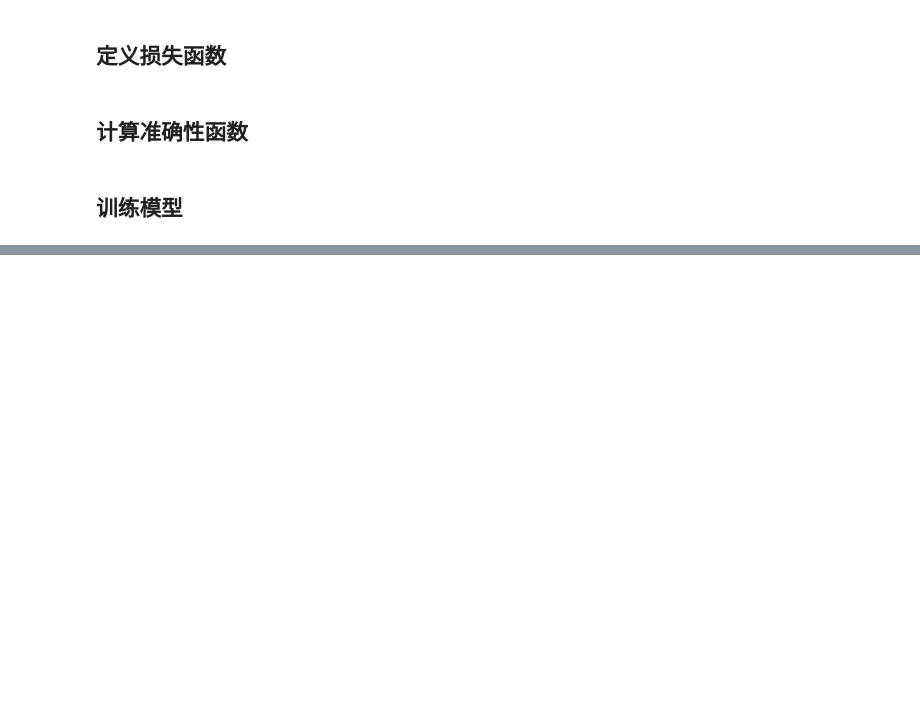
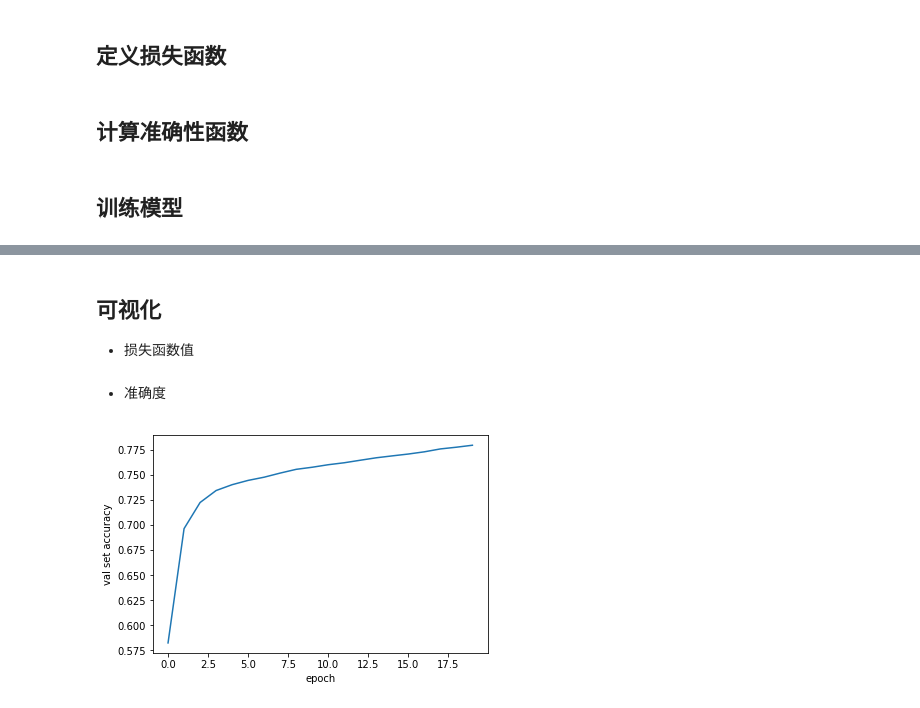
Before and after one commit to Gary-code/Machine-Learning-Park, a Jupyter notebook: 2 LogisticRegression&Softmax/logistic_numpy.ipynb, the cells around one changed output, grey strips where cells are left out. Drawn from its saved outputs; the diff is of its cells as text; code cells hidden in the pictures; blank space fills up the shorter version.

```diff
--- a/2 LogisticRegression&Softmax/logistic_numpy.ipynb
+++ b/2 LogisticRegression&Softmax/logistic_numpy.ipynb
@@ -119,17 +147,15 @@ def data_iter(batch_size, features, labels):
 # %%
-lr = 0.03
-num_epochs = 200
-model =logisreg
-loss = cost
-batch_size = 1000
-
 for epoch in range(num_epochs):
     for X, y in data_iter(batch_size, x_train, y_train):
-        l = loss(model(X, theta), y).sum()   # 计算损失函数
+        l_train = loss(model(X, theta), y).sum()   # 计算损失函数
         theta = step_gradient(theta, X, y, lr)
     # 验证
     l_val = loss(model(x_val, theta), y_val).sum()
-    print(f'epoch {epoch + 1}, loss_train: {l:f}')  # 训练集损失函数值
+    acc = evaluate_accuracy(model(x_val, theta), y_val)
+    l_train_list.append(l_train)
+    l_val_list.append(l_val)
+    acc_list.append(acc)
+    print(f'epoch {epoch + 1}, loss_train: {l_train:f}')  # 训练集损失函数值
     print(f'epoch {epoch + 1}, loss_val: {l_val:f}')  # 验证集瞬时函数值
-    print(f'epoch {epoch + 1}, accuracy: {evaluate_accuracy(model(x_val, theta), y_val):f}')  # 验证集准确度
+    print(f'epoch {epoch + 1}, accuracy: {acc:f}')  # 验证集准确度
     print("=================================================================================")
@@ -153,0 +162,3 @@ epoch 200, accuracy: 0.828696
+# %% [markdown]
+## 可视化
+* 损失函数值
@@ -153,0 +173,9 @@ epoch 200, accuracy: 0.828696
+# %% [markdown]
+* 准确度
+# %%
+plt.plot(range(num_epochs), acc_list)
+plt.xlabel("epoch")
+plt.ylabel("val set accuracy")
+plt.show()
+# %% [output]
+[figure, added]
```
Also changed, not shown: parts of 5 cells of this notebook, 17 other files.
